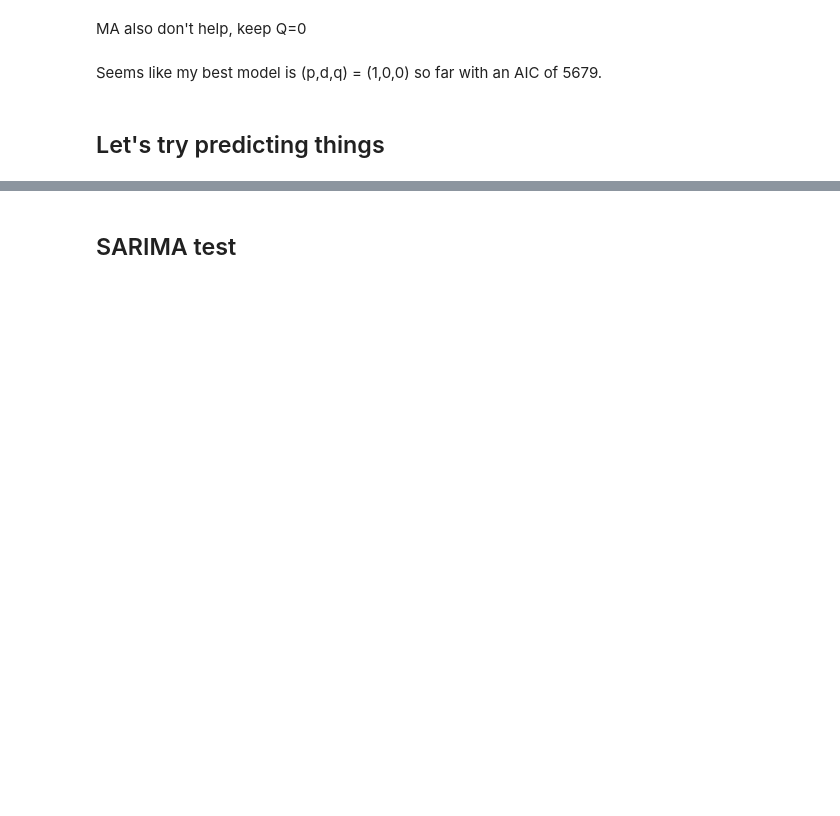
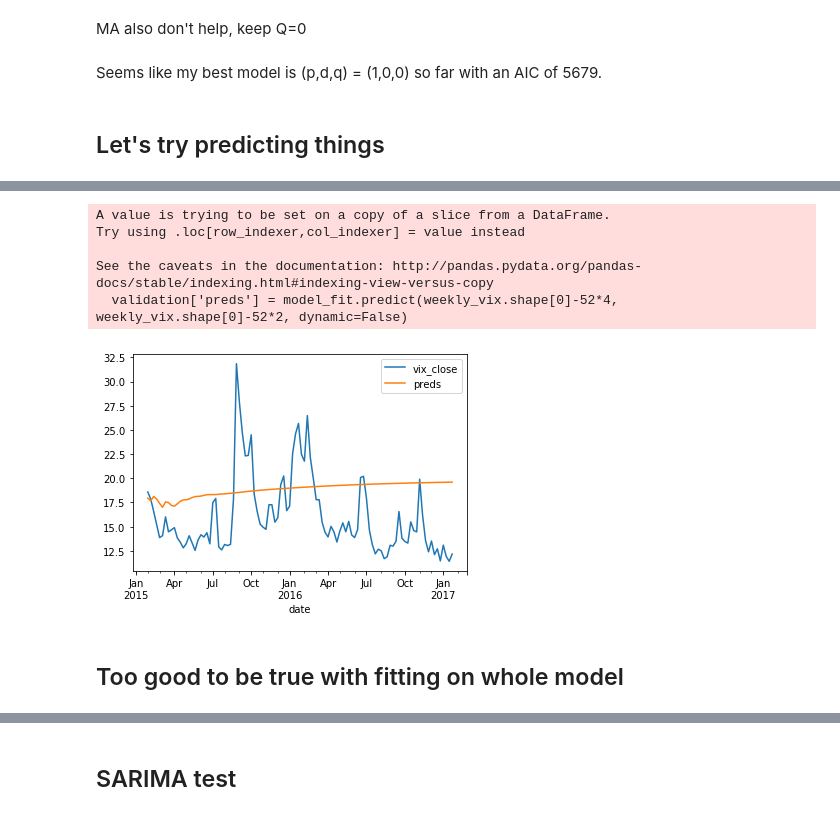
Before and after one commit to NathanMaton/vix_prediction, a Jupyter notebook: Luther Skateboard-Copy1.ipynb, the cells around one changed output, grey strips where cells are left out. Saved outputs shown, nothing was run; the diff lists cells and outputs as text; code cells hidden in the pictures; blank space fills up the shorter version.

```diff
--- a/Luther Skateboard-Copy1.ipynb
+++ b/Luther Skateboard-Copy1.ipynb
@@ -116,3 +215,14 @@ validation[['vix_close','preds']].plot()
+# %%
+plot_preds(train,validation,weekly_vix)
+# %% [output]
+A value is trying to be set on a copy of a slice from a DataFrame.
+Try using .loc[row_indexer,col_indexer] = value instead
+
+See the caveats in the documentation: http://pandas.pydata.org/pandas-docs/stable/indexing.html#indexing-view-versus-copy
+  validation['preds'] = model_fit.predict(weekly_vix.shape[0]-52*4, weekly_vix.shape[0]-52*2, dynamic=False)
+[figure, added]
+# %% [markdown]
+## Too good to be true with fitting on whole model
 # %%
 old_working_model = ARIMA(weekly_vix,order=(1,0,0))
 old_working_model = old_working_model.fit()
```
Also changed, not shown: parts of 64 cells of this notebook, 4 other files.
